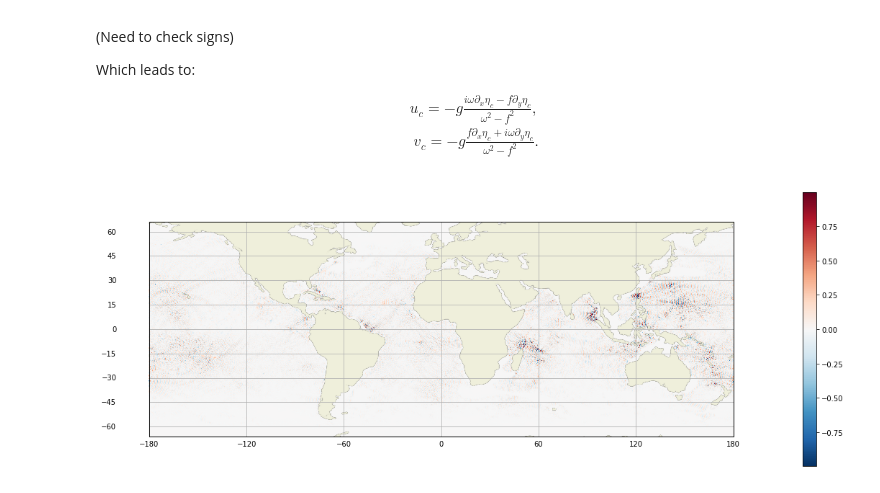
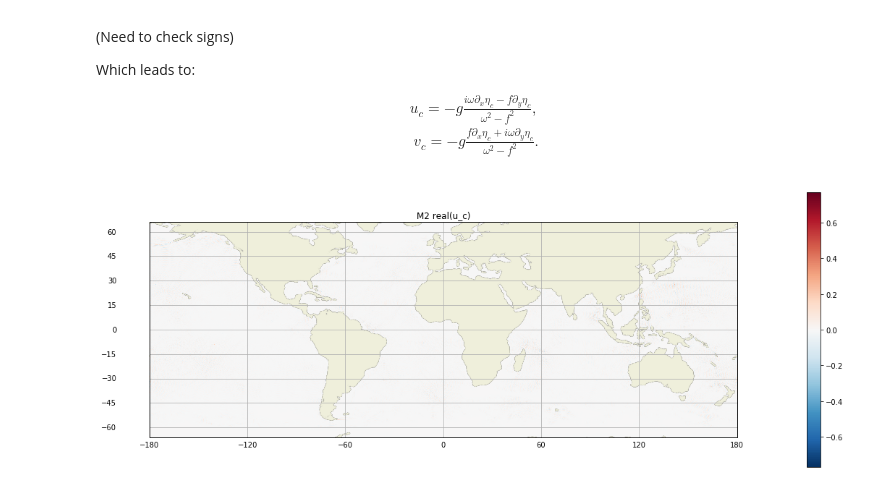
Before and after one commit to apatlpo/iwave_sst, a Jupyter notebook: tides/hret_ssh_uv.ipynb, the cells around one changed output. Drawn from its saved outputs; the diff is of its cells as text; code cells hidden in the pictures.

```diff
--- a/tides/hret_ssh_uv.ipynb
+++ b/tides/hret_ssh_uv.ipynb
@@ -10,6 +10,8 @@ import xarray as xr
 
 from utils import *
 
+cpd=2.*np.pi/86400. # from cpd to radian/s
+
 #datadir = '/home2/pharos/othr/aponte/tides/HRET/'
 datadir = './'
 
@@ -123,19 +126,20 @@ f = 2*2*np.pi/86400.*np.sin(np.pi/180.*hret['latitude'])
 #
 cst = 'M2'
 detadx_c, detady_c = grad(ri2c(hret[cst+'re'],hret[cst+'im']), mask=hret['mask'])
-u_c, v_c = mom_inv(detadx_c, detady_c, f, omega[cst])
+u_c, v_c = mom_inv(detadx_c, detady_c, f, omega[cst]*cpd)
 # %%
 fig = plt.figure(figsize=(20,7))
 ax = fig.add_subplot(111, projection=crs)
 #
 toplt = np.real(u_c)
 toplt = toplt.where(np.abs(toplt)<1.) # mask values larger than 1 m/s
-toplt.plot.pcolormesh()
+toplt.plot()
+ax.set_title(cst+' real(u_c)')
 gl=ax.gridlines(crs=crs, draw_labels=True)
 gl.xlabels_top = False
 gl.ylabels_right = False
 ax.coastlines()
 ax.add_feature(cartopy.feature.LAND)
 plt.show()
 # %% [output]
-[figure, old version]
+[figure, new version]
```
Also changed, not shown: parts of 4 cells of this notebook, 1 other file.
